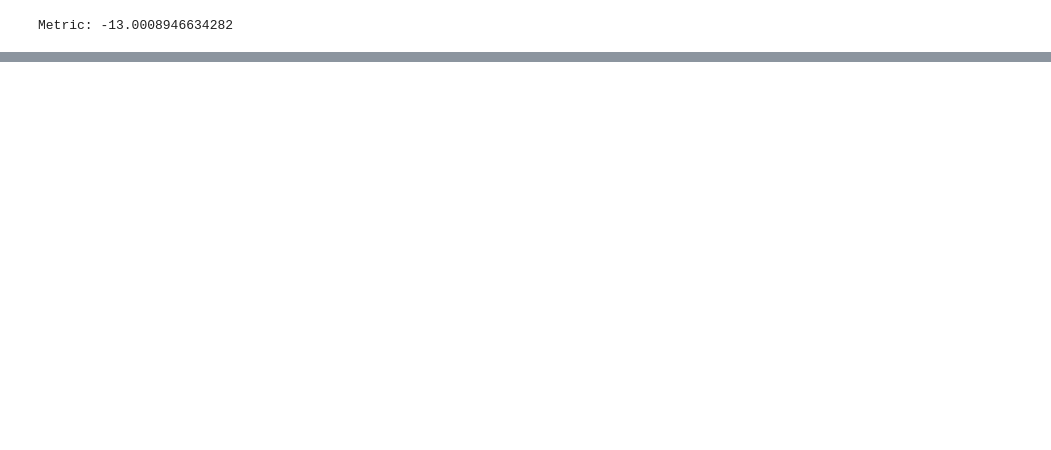
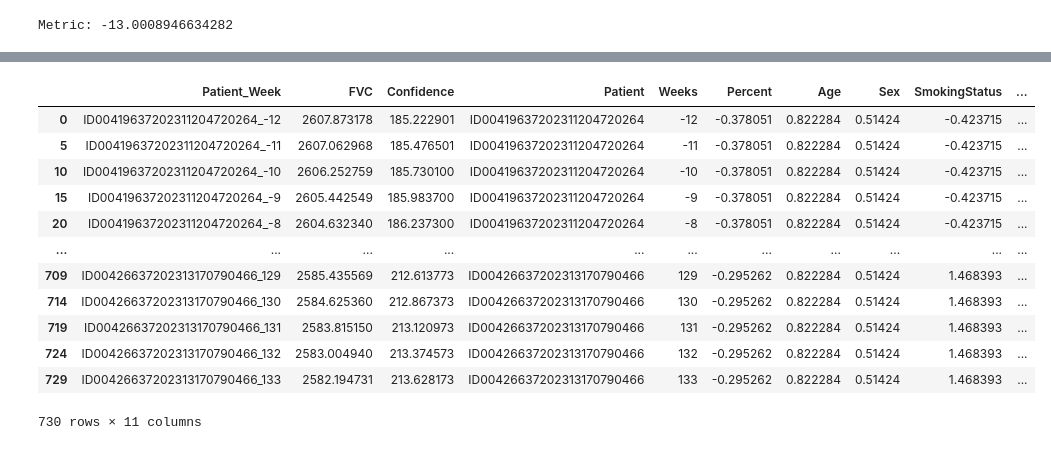
Before and after one commit to Knk00/Chest-Pulmonary-Disease-Identification, a Jupyter notebook: Models/Multi_linear_reg_model.ipynb, the cells around one changed output, grey strips where cells are left out. Saved outputs shown, nothing was run; the diff lists cells and outputs as text; code cells hidden in the pictures; blank space fills up the shorter version.

```diff
--- a/Models/Multi_linear_reg_model.ipynb
+++ b/Models/Multi_linear_reg_model.ipynb
@@ -146,10 +203,0 @@ test
-# %%
-test['Sex'] = pd.factorize(test['Sex'])[0]
-test['SmokingStatus'] = pd.factorize(test['SmokingStatus'])[0]
-# Standard Scaling:
-sc = StandardScaler()
-test[['Percent', 'Age', 'Sex', 'SmokingStatus']] = sc.fit_transform(test[['Percent',
-                                                                                     'Age', 'Sex', 'SmokingStatus']])
-test = pd.merge(submission, test[['Patient', 'Percent', 'Age', 'Sex',
-                                 'SmokingStatus']], on='Patient')
-test.sort_values(['Patient', 'Weeks'], inplace=True)
@@ -183,0 +204,4 @@ The original error message returned by patsy is:
+# %%
+df = test.copy()
+df['Weeks'] = df['Weeks'].astype('int')
+df.sort_values(['Patient', 'Weeks'], inplace=True)
@@ -183,0 +224,21 @@ The original error message returned by patsy is:
+# %%
+df['ypredL'] = modelL.predict( df ).values
+df['FVC']    = model.predict( df ).values
+df['ypredH'] = modelH.predict( df ).values
+df['Confidence'] = np.abs(df['ypredH'] - df['ypredL']) / 2
+# %%
+df
+# %% [output]
+|  | Patient_Week | FVC | Confidence | Patient | Weeks | Percent | Age | Sex | SmokingStatus | ... |
+| 0 | ID00419637202311204720264_-12 | 2607.873178 | 185.222901 | ID00419637202311204720264 | -12 | -0.378051 | 0.822284 | 0.51424 | -0.423715 | ... |
+| 5 | ID00419637202311204720264_-11 | 2607.062968 | 185.476501 | ID00419637202311204720264 | -11 | -0.378051 | 0.822284 | 0.51424 | -0.423715 | ... |
+| 10 | ID00419637202311204720264_-10 | 2606.252759 | 185.730100 | ID00419637202311204720264 | -10 | -0.378051 | 0.822284 | 0.51424 | -0.423715 | ... |
+| 15 | ID00419637202311204720264_-9 | 2605.442549 | 185.983700 | ID00419637202311204720264 | -9 | -0.378051 | 0.822284 | 0.51424 | -0.423715 | ... |
+| 20 | ID00419637202311204720264_-8 | 2604.632340 | 186.237300 | ID00419637202311204720264 | -8 | -0.378051 | 0.822284 | 0.51424 | -0.423715 | ... |
+| ... | ... | ... | ... | ... | ... | ... | ... | ... | ... | ... |
+| 709 | ID00426637202313170790466_129 | 2585.435569 | 212.613773 | ID00426637202313170790466 | 129 | -0.295262 | 0.822284 | 0.51424 | 1.468393 | ... |
+| 714 | ID00426637202313170790466_130 | 2584.625360 | 212.867373 | ID00426637202313170790466 | 130 | -0.295262 | 0.822284 | 0.51424 | 1.468393 | ... |
+| 719 | ID00426637202313170790466_131 | 2583.815150 | 213.120973 | ID00426637202313170790466 | 131 | -0.295262 | 0.822284 | 0.51424 | 1.468393 | ... |
+| 724 | ID00426637202313170790466_132 | 2583.004940 | 213.374573 | ID00426637202313170790466 | 132 | -0.295262 | 0.822284 | 0.51424 | 1.468393 | ... |
+| 729 | ID00426637202313170790466_133 | 2582.194731 | 213.628173 | ID00426637202313170790466 | 133 | -0.295262 | 0.822284 | 0.51424 | 1.468393 | ... |
+730 rows × 11 columns
```
Also changed, not shown: parts of 19 cells of this notebook.
